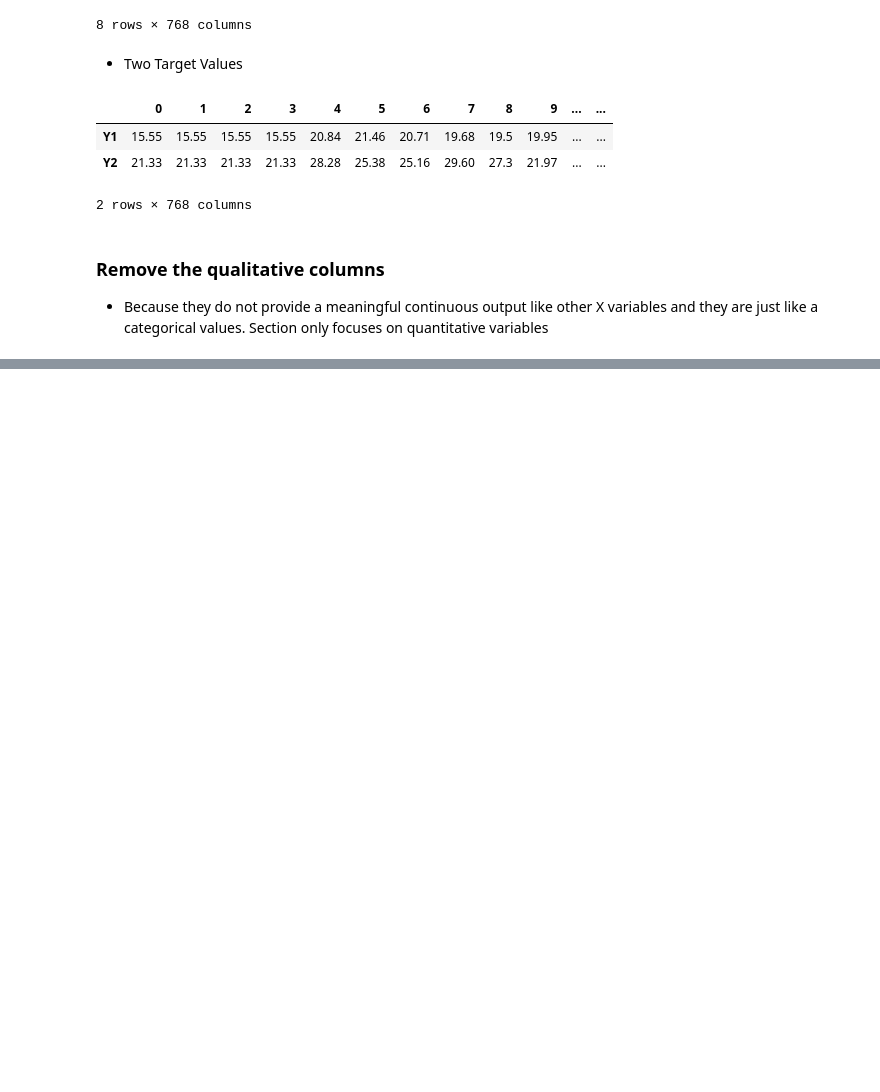
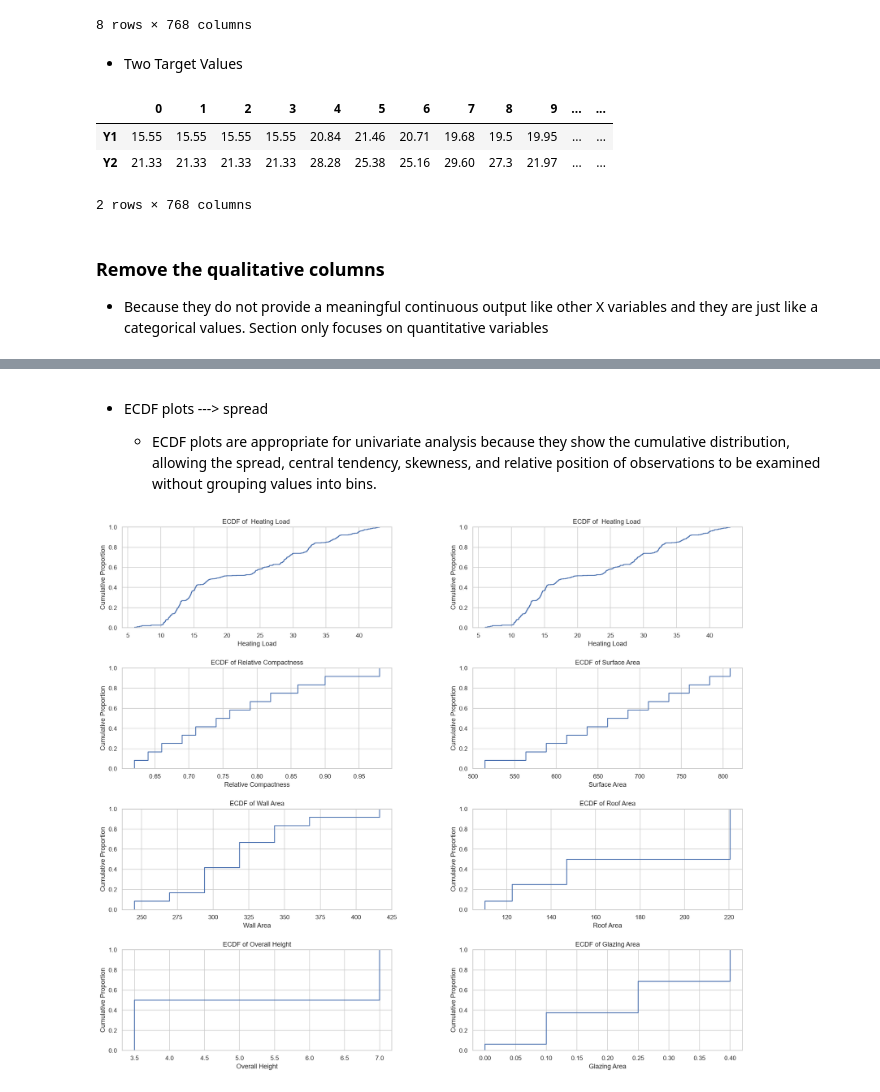
Before and after one commit to venukwijethilaka/advanced-ml, a Jupyter notebook: Week03/energy_efficiency.ipynb, the cells around one changed output, grey strips where cells are left out. Saved outputs shown, nothing was run; the diff lists cells and outputs as text; code cells hidden in the pictures; blank space fills up the shorter version.

```diff
--- a/Week03/energy_efficiency.ipynb
+++ b/Week03/energy_efficiency.ipynb
@@ -98,0 +181,16 @@ df[clean_X]
+# %% [markdown]
+- ECDF plots ---> spread
+
+    - ECDF plots are appropriate for univariate analysis because they show the cumulative distribution, allowing the spread, central tendency, skewness, and relative position of observations to be examined without grouping values into bins.
+# %%
+fig, axes = plt.subplots(4,2,figsize=(20,17))
+axes = axes.ravel()
+for i, c in enumerate(cols):
+    sns.ecdfplot(data=df_clean, x=c, ax=axes[i])
+    axes[i].set_title(f'ECDF of {descriptions[c]}')
+    axes[i].set_xlabel(descriptions[c])
+    axes[i].set_ylabel('Cumulative Proportion')
+plt.subplots_adjust(hspace=0.4, wspace=0.3)
+plt.show()
+# %% [output]
+[figure, added]
```
Also changed, not shown: parts of 35 cells of this notebook, 9 other files.
